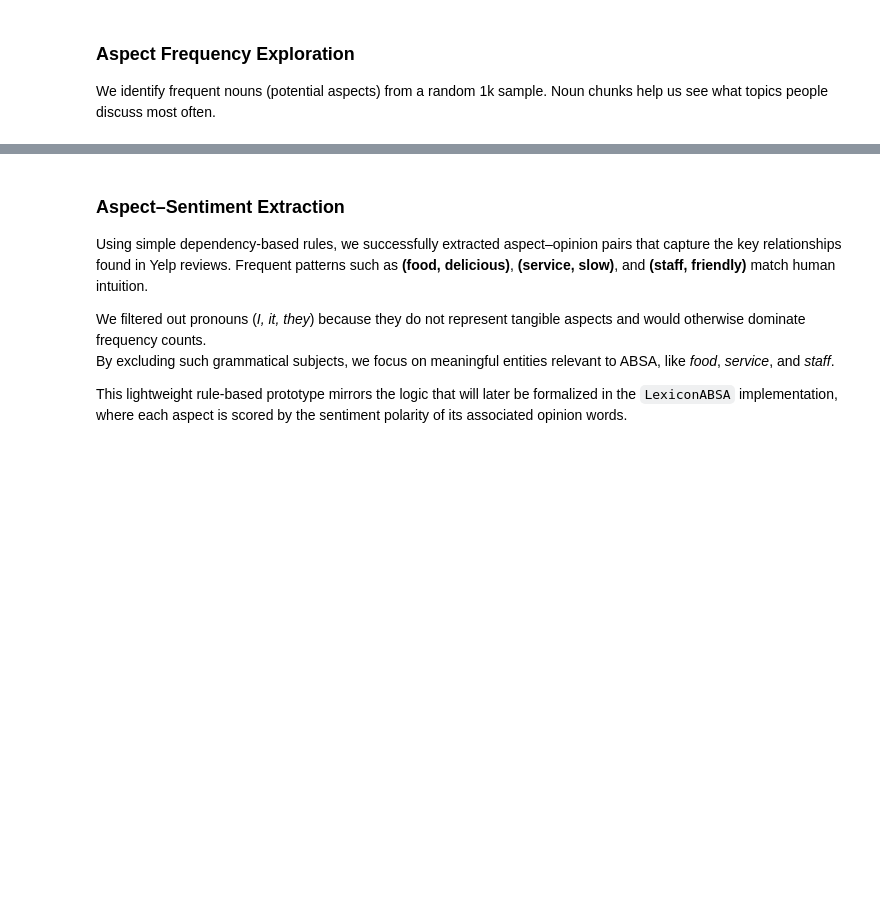
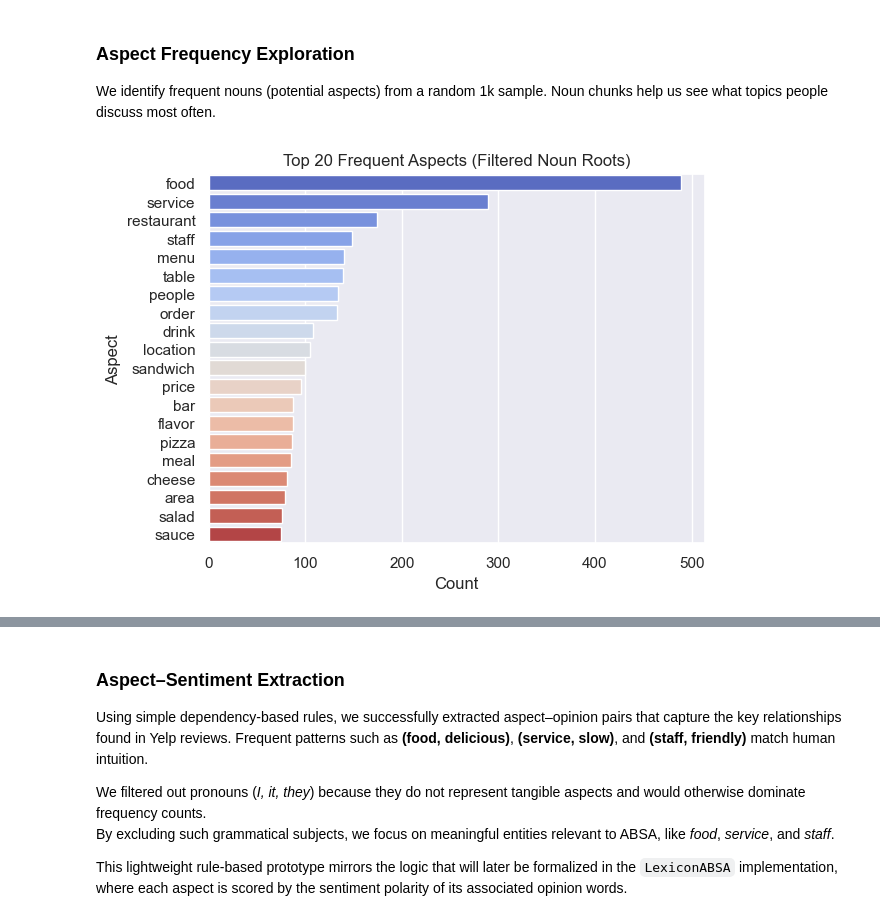
Before and after one commit to meganekarol/aspect-based-sentiment-analysis, a Jupyter notebook: notebooks/exploration.ipynb, the cells around one changed output, grey strips where cells are left out. Saved outputs shown, nothing was run; the diff lists cells and outputs as text; code cells hidden in the pictures; blank space fills up the shorter version.

```diff
--- a/notebooks/exploration.ipynb
+++ b/notebooks/exploration.ipynb
@@ -67,3 +86,23 @@ plt.show()
+# %%
+# --- Review Length Distribution ---
+df["length"] = df["text"].str.split().apply(len)
+
+plt.figure(figsize=(7,4))
+sns.histplot(df["length"], bins=40, color="skyblue")
+plt.title("Distribution of Review Lengths")
+plt.xlabel("Number of Words")
+plt.ylabel("Frequency")
+plt.show()
+
+# --- Star Rating Distribution ---
+plt.figure(figsize=(6,4))
+sns.countplot(x="stars", data=df, palette="viridis", hue="stars", legend=False)
+plt.title("Star Rating Distribution")
+plt.xlabel("Star Rating")
+plt.ylabel("Count")
+plt.show()
+
+print(f"Average review length: {df['length'].mean():.1f} words")
 # %% [markdown]
 > The dataset is skewed towards 4- and 5-star reviews, which indicates
 > a positive sentiment bias. This must be considered when analyzing
@@ -70,0 +121,12 @@ plt.show()
+# %%
+df_test = df.copy()
+df_test.sample(5, random_state=42)
+sample_text = df['text'].iloc[0]
+print(sample_text)
+
+doc = nlp(sample_text)
+
+print("Tokens:", [t.text for t in doc])
+print("POS Tags:", [(t.text, t.pos_) for t in doc])
+print("Noun Chunks:", [chunk.text for chunk in doc.noun_chunks])
+print("Dependencies:", [(t.text, t.dep_, t.head.text) for t in doc])
@@ -77,26 +188,33 @@ docs = list(nlp.pipe(df["text"].sample(1000).tolist()))
 # %%
 from collections import Counter
 
-# Extract only noun chunks with meaningful noun roots (exclude pronouns)
-generic_exclude = {"thing", "something", "lot", "review", "friend", "day"}
+# Extract only noun chunks with meaningful noun roots (exclude pronouns and generic words)
+GENERIC_EXCLUDE = {
+    "thing", "something", "lot", "review", "friend", "day", "weekend",
+    "option", "place", "time", "star", "rating", "reason", "way",
+    "everyone", "anyone", "everything", "anything", "bit", "kind",
+    "experience", "visit", "hour", "minute", "month", "year"
+}
 noun_phrases = []
 for doc in docs:
     for np in doc.noun_chunks:
         root = np.root
         # filter out pronouns and short tokens
         if root.pos_ not in ["PRON"] and len(root.text) > 2:
             # normalize (lowercase, strip punctuation)
-            text = root.lemma_.lower().strip()
-            if text not in generic_exclude:
+            text = root.lemma_.lower()
+            if text not in GENERIC_EXCLUDE:
                 noun_phrases.append(text)
 
 aspect_freq = Counter(noun_phrases).most_common(20)
 aspect_df = pd.DataFrame(aspect_freq, columns=["aspect", "count"])
 
 # visualize
 sns.barplot(x="count", y="aspect", data=aspect_df, palette="coolwarm", hue="aspect", legend=False)
 plt.title("Top 20 Frequent Aspects (Filtered Noun Roots)")
 plt.xlabel("Count")
 plt.ylabel("Aspect")
 plt.show()
+# %% [output]
+[figure, added]
 # %% [markdown]
```
Also changed, not shown: parts of 39 cells of this notebook, 13 other files.
